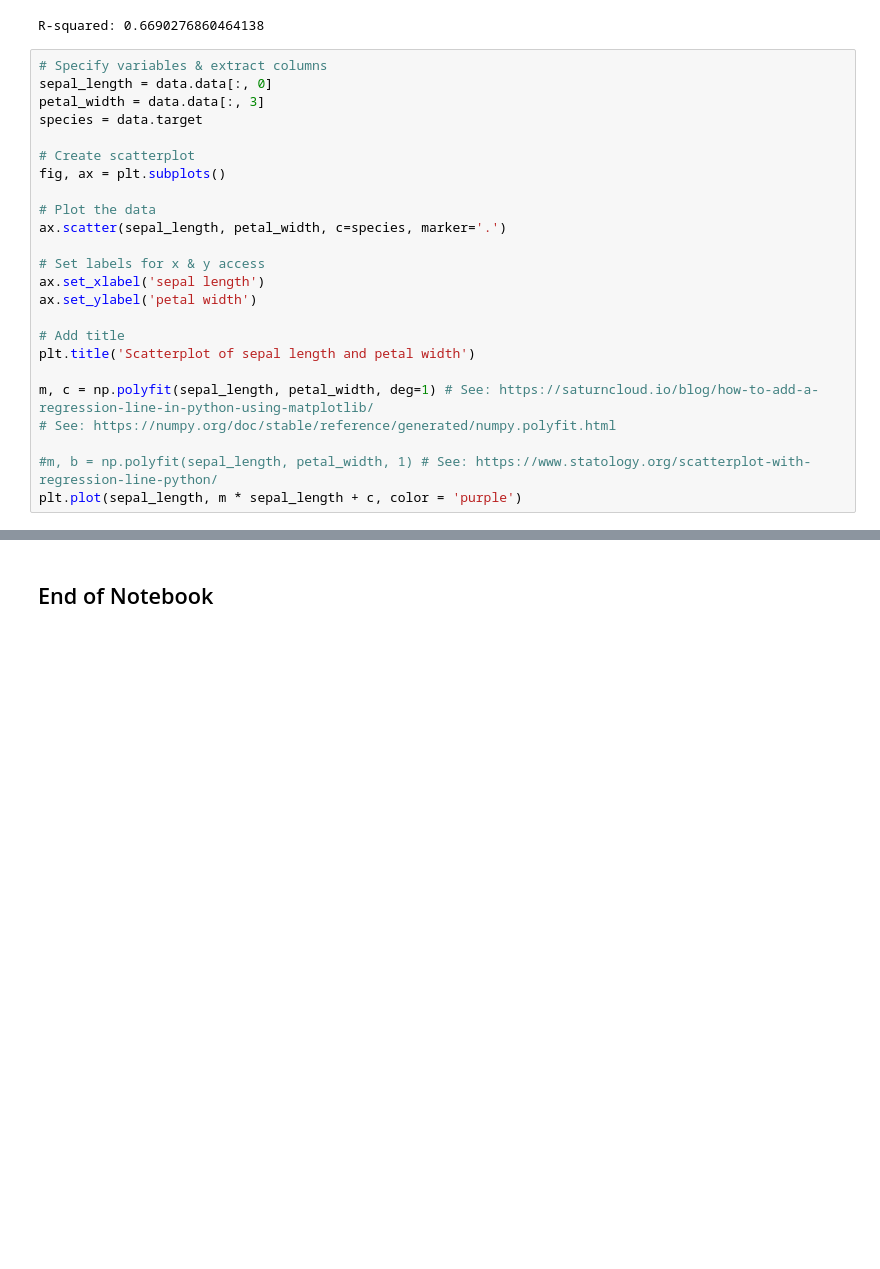
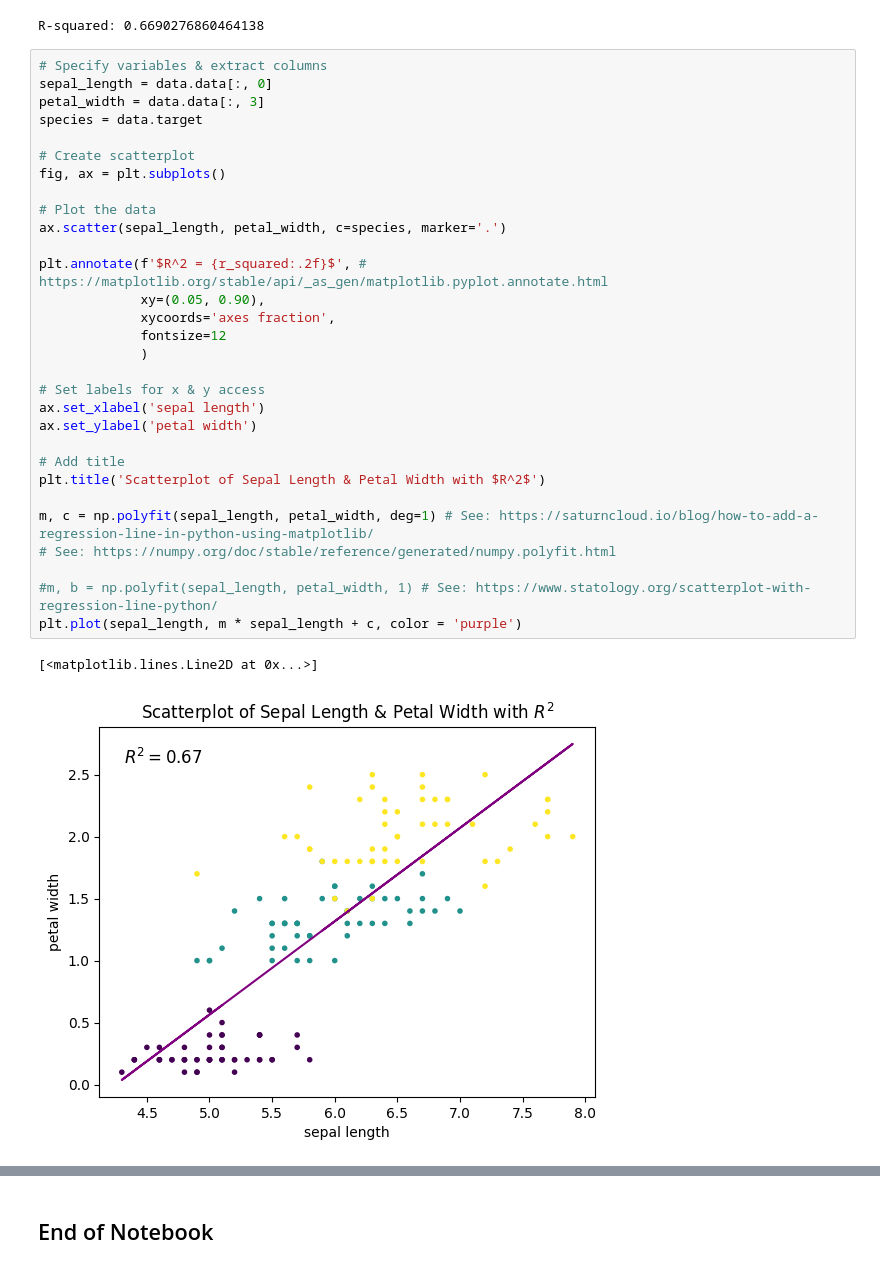
Before and after one commit to NibnabCodes/principles_of_data_analytics, a Jupyter notebook: tasks.ipynb, the cells around one changed output, grey strips where cells are left out. Cells and saved outputs as stored; diff of their text form; blank space fills up the shorter version.

```diff
--- a/tasks.ipynb
+++ b/tasks.ipynb
@@ -970,27 +978,36 @@ R-squared: 0.6690276860464138
 # %%
 # Specify variables & extract columns
 sepal_length = data.data[:, 0]
 petal_width = data.data[:, 3]
 species = data.target
 
 # Create scatterplot
 fig, ax = plt.subplots()
 
 # Plot the data
 ax.scatter(sepal_length, petal_width, c=species, marker='.')
 
+plt.annotate(f'$R^2 = {r_squared:.2f}$', # https://matplotlib.org/stable/api/_as_gen/matplotlib.pyplot.annotate.html
+             xy=(0.05, 0.90),
+             xycoords='axes fraction',
+             fontsize=12
+             )
+
 # Set labels for x & y access
 ax.set_xlabel('sepal length')
 ax.set_ylabel('petal width')
 
 # Add title
-plt.title('Scatterplot of sepal length and petal width')
+plt.title('Scatterplot of Sepal Length & Petal Width with $R^2$')
 
 m, c = np.polyfit(sepal_length, petal_width, deg=1) # See: https://saturncloud.io/blog/how-to-add-a-regression-line-in-python-using-matplotlib/
 # See: https://numpy.org/doc/stable/reference/generated/numpy.polyfit.html
 
 #m, b = np.polyfit(sepal_length, petal_width, 1) # See: https://www.statology.org/scatterplot-with-regression-line-python/
 plt.plot(sepal_length, m * sepal_length + c, color = 'purple')
+# %% [output]
+[<matplotlib.lines.Line2D at 0x...>]
+[figure, added]
 # %% [markdown]
 <h2 align="center">Task 10: Too Many Features</h2>
 
```
Also changed, not shown: parts of 12 cells of this notebook.
